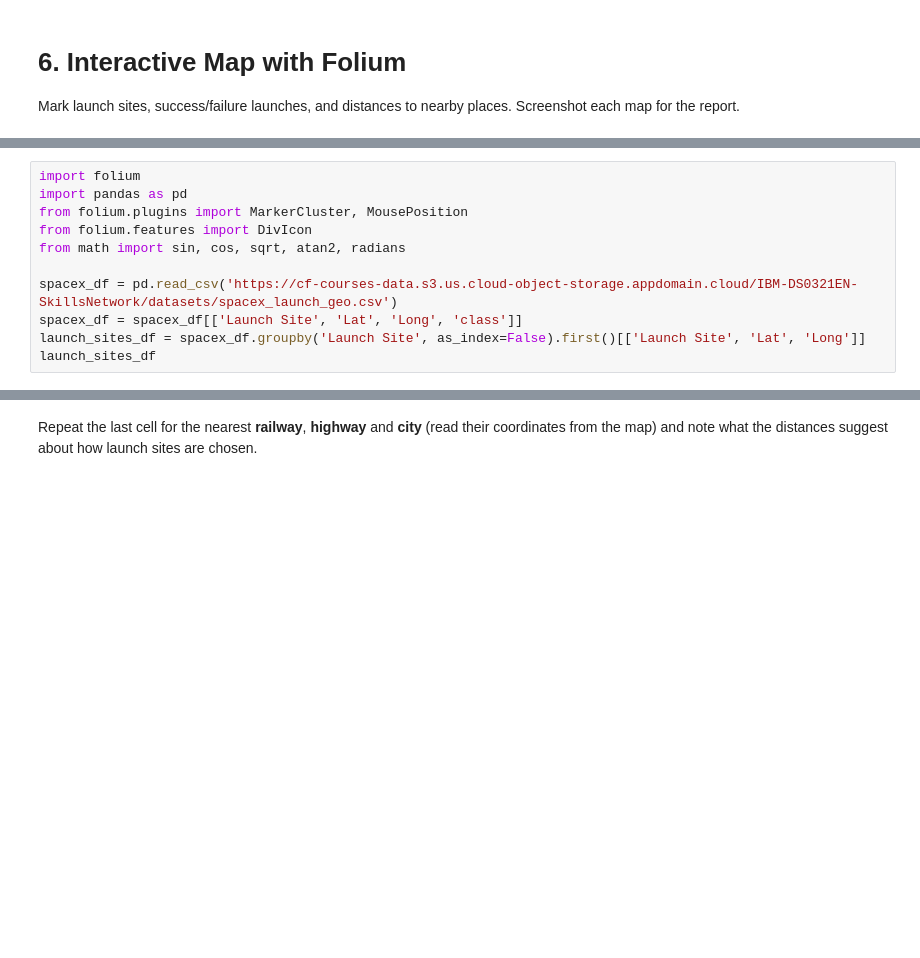
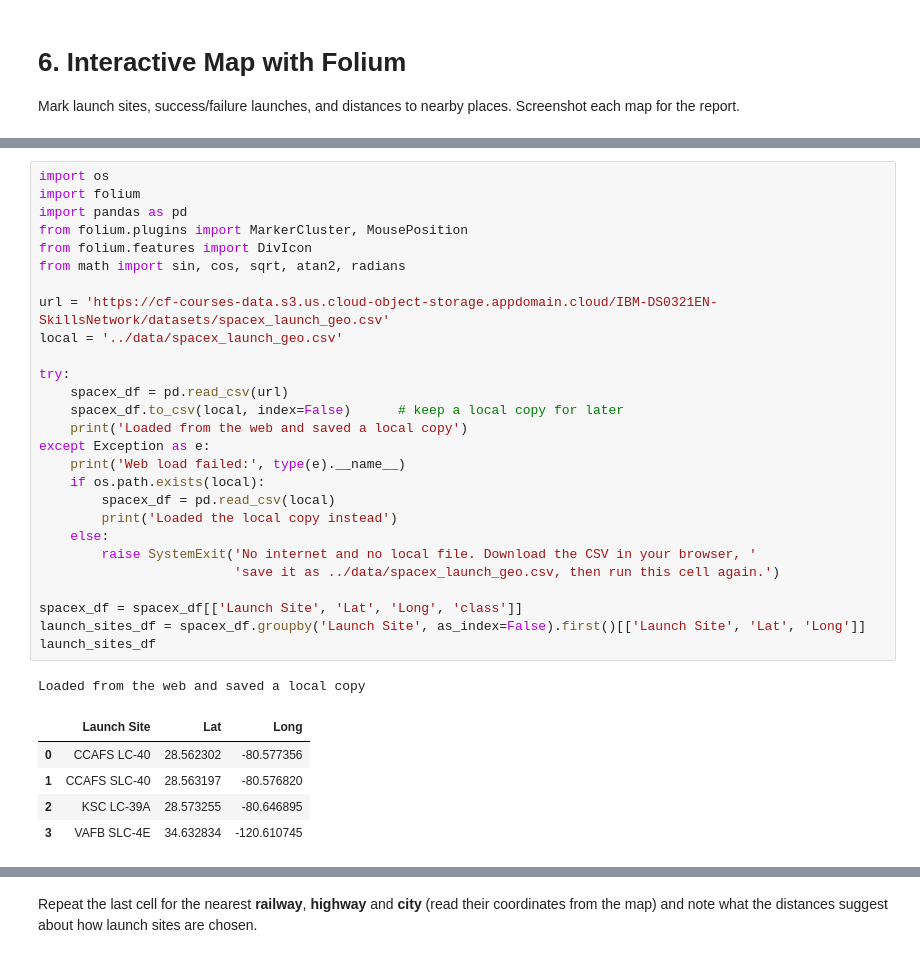
Before and after one commit to yashdeore24/spacex-capstone, a Jupyter notebook: notebooks/06_folium_map.ipynb, the cells around one changed output, grey strips where cells are left out. Saved outputs shown, nothing was run; the diff lists cells and outputs as text; blank space fills up the shorter version.

```diff
--- a/notebooks/06_folium_map.ipynb
+++ b/notebooks/06_folium_map.ipynb
@@ -4,14 +19,37 @@ Mark launch sites, success/failure launches, and distances to nearby places. Scr
 # %%
+import os
 import folium
 import pandas as pd
 from folium.plugins import MarkerCluster, MousePosition
 from folium.features import DivIcon
 from math import sin, cos, sqrt, atan2, radians
 
-spacex_df = pd.read_csv('https://cf-courses-data.s3.us.cloud-object-storage.appdomain.cloud/IBM-DS0321EN-SkillsNetwork/datasets/spacex_launch_geo.csv')
+url = 'https://cf-courses-data.s3.us.cloud-object-storage.appdomain.cloud/IBM-DS0321EN-SkillsNetwork/datasets/spacex_launch_geo.csv'
+local = '../data/spacex_launch_geo.csv'
+
+try:
+    spacex_df = pd.read_csv(url)
+    spacex_df.to_csv(local, index=False)      # keep a local copy for later
+    print('Loaded from the web and saved a local copy')
+except Exception as e:
+    print('Web load failed:', type(e).__name__)
+    if os.path.exists(local):
+        spacex_df = pd.read_csv(local)
+        print('Loaded the local copy instead')
+    else:
+        raise SystemExit('No internet and no local file. Download the CSV in your browser, '
+                         'save it as ../data/spacex_launch_geo.csv, then run this cell again.')
+
 spacex_df = spacex_df[['Launch Site', 'Lat', 'Long', 'class']]
 launch_sites_df = spacex_df.groupby('Launch Site', as_index=False).first()[['Launch Site', 'Lat', 'Long']]
 launch_sites_df
+# %% [output]
+Loaded from the web and saved a local copy
+|  | Launch Site | Lat | Long |
+| 0 | CCAFS LC-40 | 28.562302 | -80.577356 |
+| 1 | CCAFS SLC-40 | 28.563197 | -80.576820 |
+| 2 | KSC LC-39A | 28.573255 | -80.646895 |
+| 3 | VAFB SLC-4E | 34.632834 | -120.610745 |
 # %%
 # Task 1: mark all launch sites
 nasa_coordinate = [29.559684888503615, -95.0830971930759]
```
Also changed, not shown: parts of 4 cells of this notebook, 12 other files.
